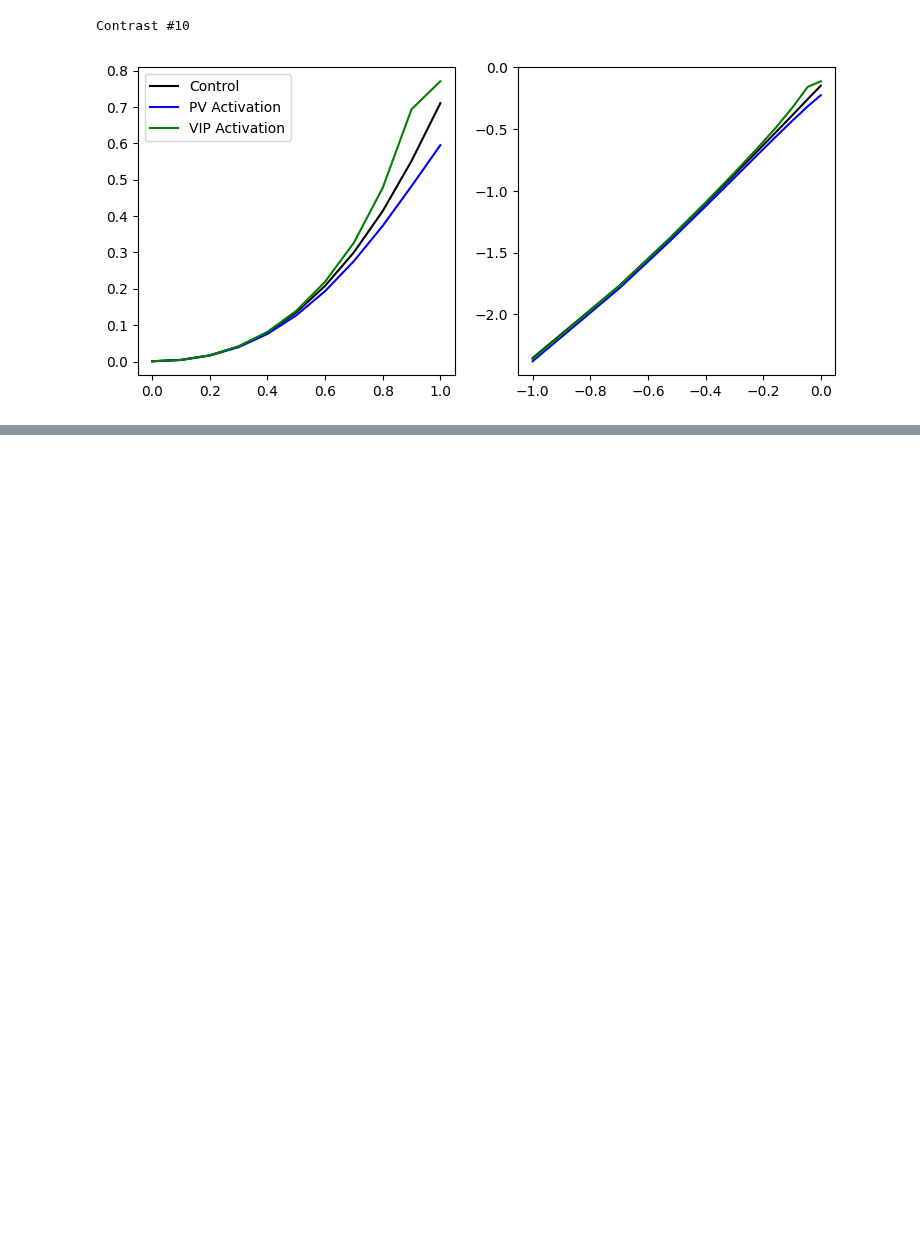
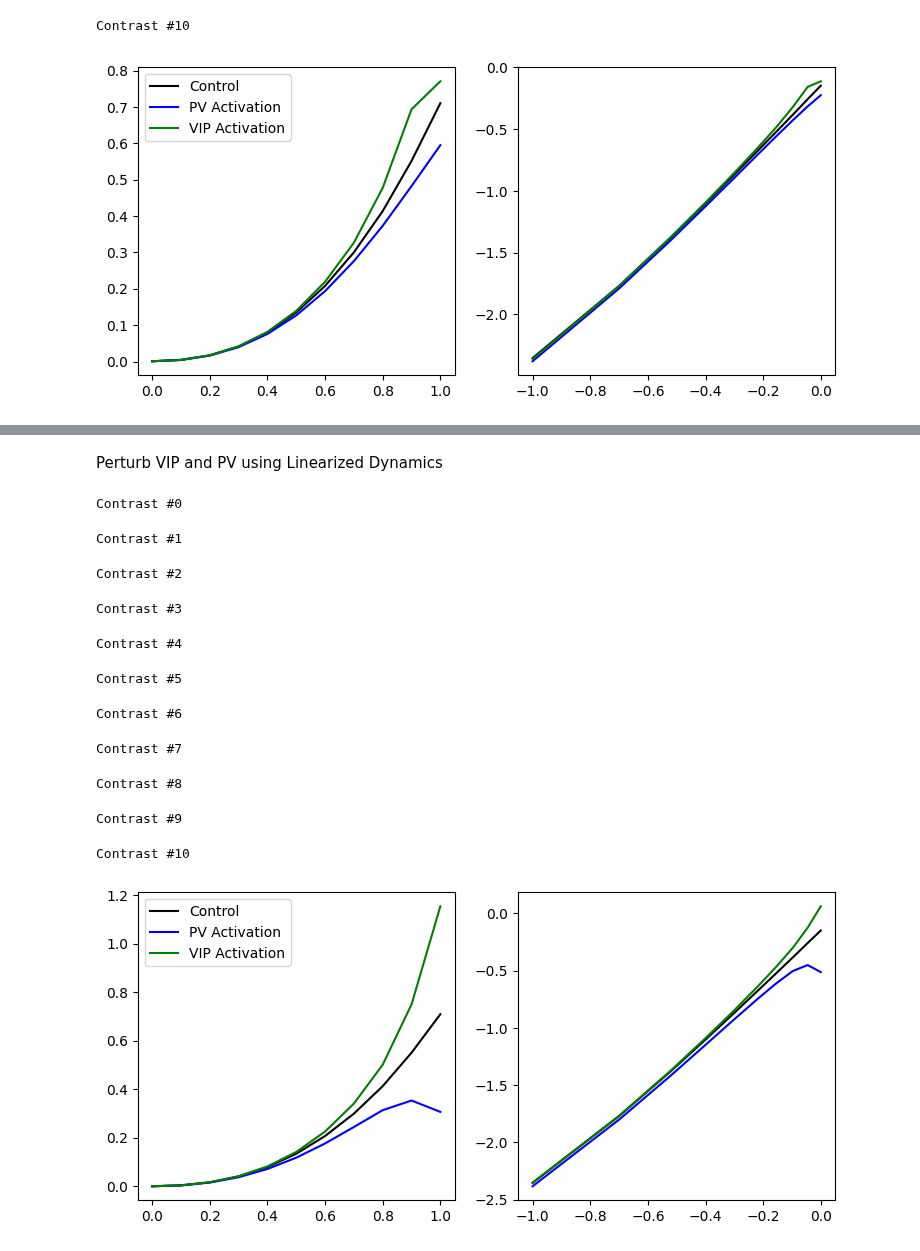
Before and after one commit to ryan-gorzek/trachtenberg-lab, a Jupyter notebook: modeling/dynamical_system_perturbed.ipynb, the cells around one changed output, grey strips where cells are left out. Drawn from its saved outputs; the diff is of its cells as text; code cells hidden in the pictures; blank space fills up the shorter version.

```diff
--- a/modeling/dynamical_system_perturbed.ipynb
+++ b/modeling/dynamical_system_perturbed.ipynb
@@ -132,0 +203,55 @@ fig.set_size_inches(9, 4)
+# %% [markdown]
+Perturb VIP and PV using Linearized Dynamics
+# %%
+is0 = 1 # select fixed point (blank, center, iso, cross)
+
+I = np.identity(nc2)
+n = 2
+opto_idx = {"PV" : 1, "VIP" : 3} # Pythonic PV and VIP indices within weight matrix
+dq = 0.1
+
+r_opto = {"PV" : np.tile(np.nan, (nco, nc2, nsol)),
+          "VIP" : np.tile(np.nan, (nco, nc2, nsol))} # store activity for each perturbation
+for ico in range(nco):
+    print("Contrast #{0}".format(ico))
+    cc = contrast_c[ico] # get the current contrast value
+    for ct in ["PV", "VIP"]:
+        p = np.zeros((nc,)) # subnetwork
+        p[opto_idx[ct]] = 1 # opto stimulation for current cell type
+        p = np.tile(p, (nb,)) # tile for each subnetwork
+        for isol in tqdm(range(nsol)):
+            rt = fixed_points[isol, ico, :]
+            d = n * (rt ** (1 - 1/n))
+            D = np.diag(d)
+            A = data_all["W"][isol, :, :nc2].squeeze()
+            dr = np.matmul(np.linalg.inv(I - np.matmul(D, A)), np.matmul(D, p*dq))
+            r_opto[ct][ico, :, isol] = dr
+
+pv_change = np.mean(r_opto["PV"][:, 0, :], axis=1)
+vip_change = np.mean(r_opto["VIP"][:, 0, :], axis=1)
+control = np.mean(fixed_points[sol_exist, :, 0], axis=0)
+pv_stim = control + pv_change
+vip_stim = control + vip_change
+
+fig, axs = plt.subplots(1, 2)
+axs[0].plot(contrast_c, control, color="black")
+axs[0].plot(contrast_c, pv_stim, color="blue")
+axs[0].plot(contrast_c, vip_stim, color="green")
+axs[1].plot(np.log10(contrast_c), np.log10(control), color="black")
+axs[1].plot(np.log10(contrast_c), np.log10(pv_stim), color="blue")
+axs[1].plot(np.log10(contrast_c), np.log10(vip_stim), color="green")
+axs[0].legend(("Control", "PV Activation", "VIP Activation")) # "Control",
+fig.set_size_inches(9, 4)
+# %% [output]
+Contrast #0
+Contrast #1
+Contrast #2
+Contrast #3
+Contrast #4
+Contrast #5
+Contrast #6
+Contrast #7
+Contrast #8
+Contrast #9
+Contrast #10
+[figure, added]
```
Also changed, not shown: parts of 6 cells of this notebook, 7 other files.
